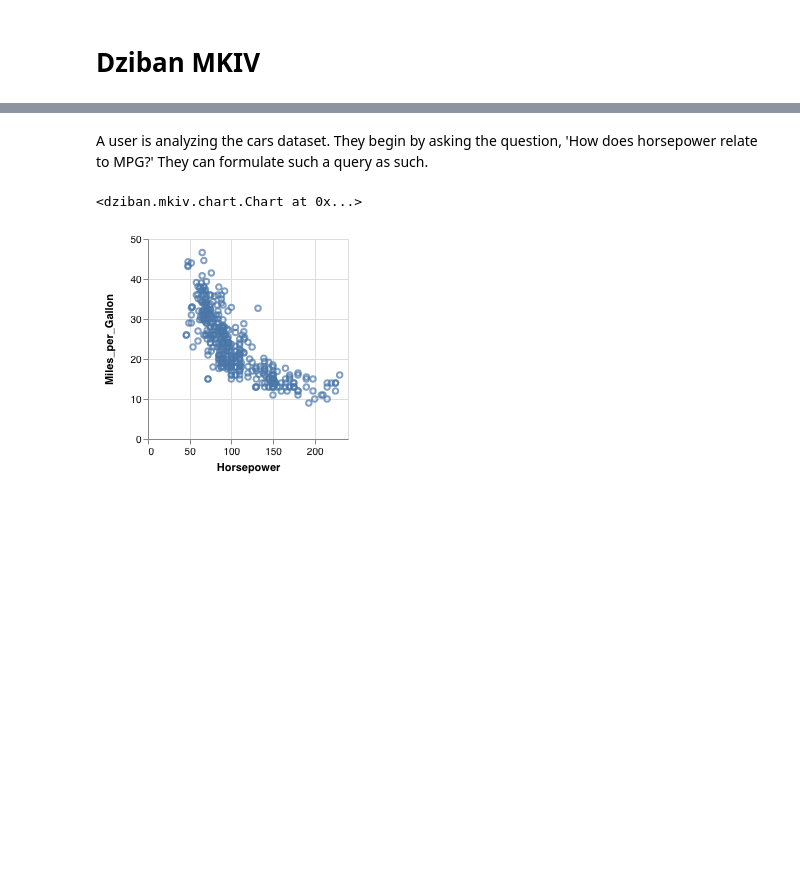
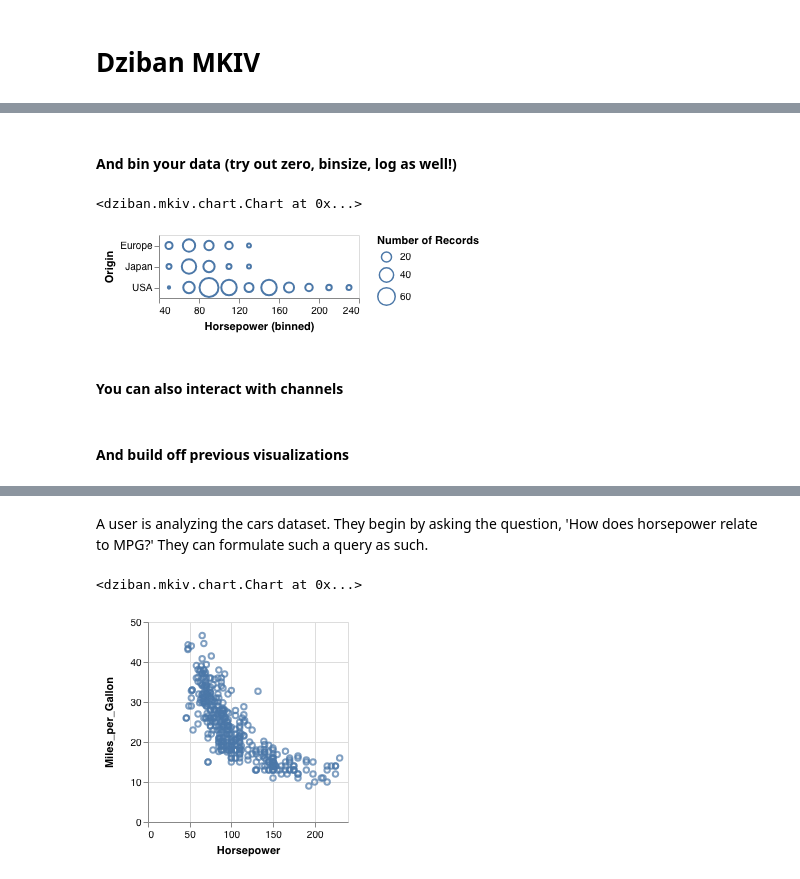
Before and after one commit to uwdata/dziban, a Jupyter notebook: examples/MKIV.ipynb, the cells around one changed output, grey strips where cells are left out. Cells and saved outputs as stored; diff of their text form; code cells hidden in the pictures; blank space fills up the shorter version.

```diff
--- a/examples/MKIV.ipynb
+++ b/examples/MKIV.ipynb
@@ -8,0 +52,9 @@ base = Chart(data.cars())
+# %% [markdown]
+#### And bin your data (try out zero, binsize, log as well!)
+# %%
+base.field('Horsepower', bin=True).field('Origin')
+# %% [output]
+<dziban.mkiv.chart.Chart at 0x...>
+[figure, added]
+# %% [markdown]
+#### You can also interact with channels
@@ -8,0 +63,2 @@ base = Chart(data.cars())
+# %% [markdown]
+#### And build off previous visualizations
```
Also changed, not shown: parts of 39 cells of this notebook, 1 other file.
